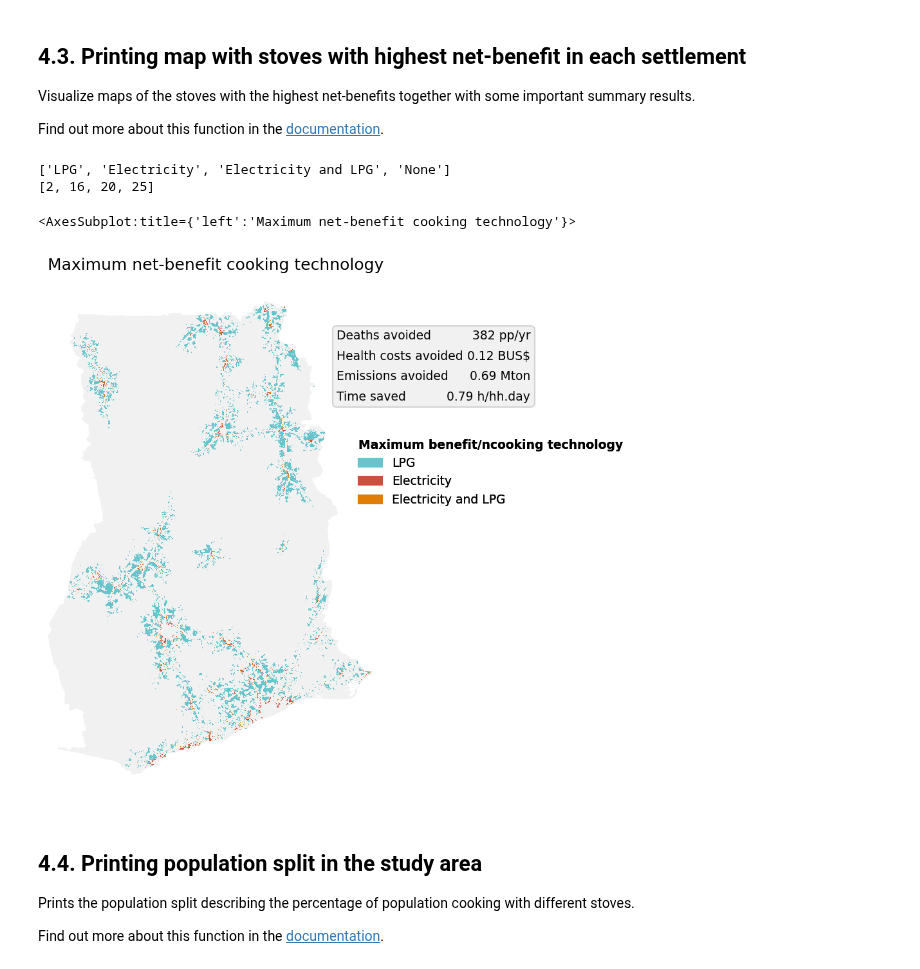
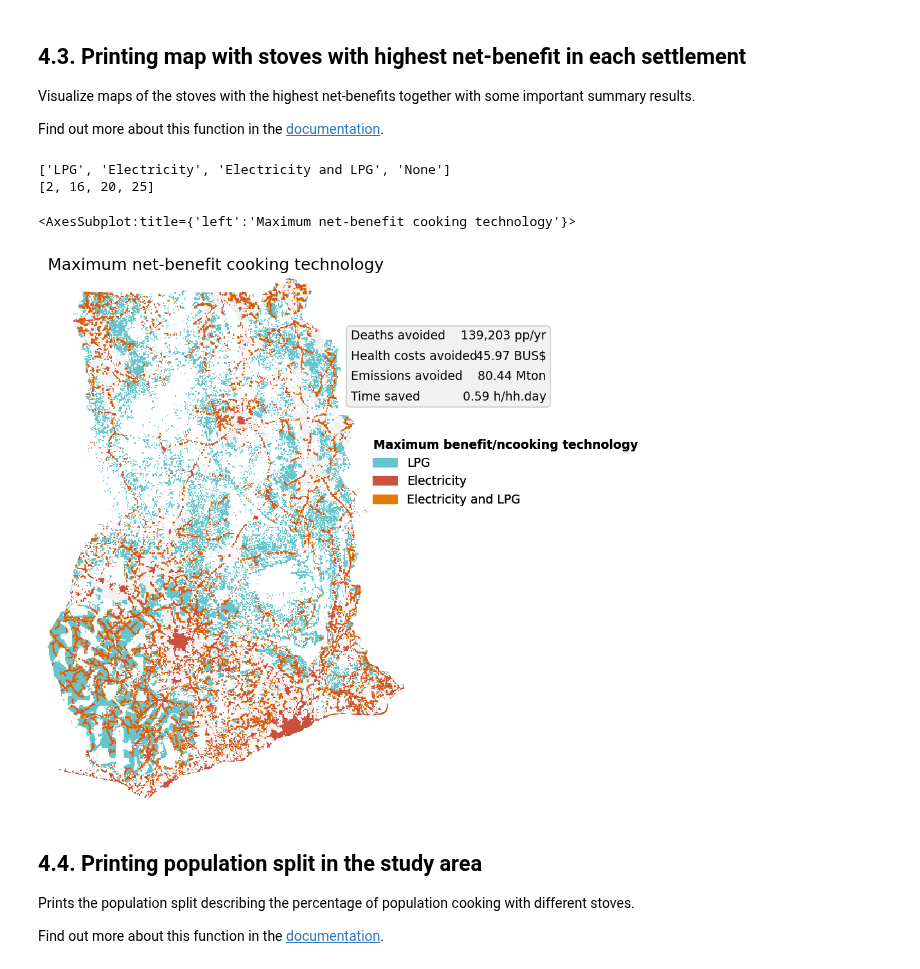
Before and after one commit to Open-Source-Spatial-Clean-Cooking-Tool/OnStove, a Jupyter notebook: example/OnStove_notebook.ipynb, the cells around one changed output. Drawn from its saved outputs; the diff is of its cells as text; code cells hidden in the pictures.

Commit message:
Added reinvestment year
1. Changed benefits and costs to be calculated for the relative years
2. Changed so that base_fuel attributes are updated to the current tech for reinvestment

```diff
--- a/example/OnStove_notebook.ipynb
+++ b/example/OnStove_notebook.ipynb
@@ -370,6 +378,7 @@ country.read_scenario_data(path)
 country.specs["end_year"] = 2030
 country.specs["population_end_year"] = 38776000
 country.specs["urban_end"] = 0.686
+country.techs["Electricity"].tech_life = 7
 # %% [markdown]
 ## 3.1 Calculating benefits and costs of each technology and getting the max benefit technology for each cell
 
@@ -379,13 +388,20 @@ The run function calculates all benefits and costs. It also determines the net-b
 
 For more information on this function, refer to the [documentation](https://onstove-documentation.readthedocs.io/en/latest/generated/onstove.onstove.OnStove.run.html)
 # %%
-names = ['Electricity',
-         'LPG']
+#names = ['Electricity',
+#         'LPG']
+start = time.time()
 
-#names = ['Electricity','Traditional_Charcoal' ,'Charcoal ICS',
-#         'LPG', 'Biogas', 'Collected_Traditional_Biomass',
-#         'Collected_Improved_Biomass', 'Biomass Forced Draft', 'Pellets Forced Draft']
-country.run(technologies=names, progression = "costs")
+names = ['Electricity','Traditional_Charcoal' ,'Charcoal ICS',
+         'LPG', 'Biogas', 'Collected_Traditional_Biomass',
+         'Collected_Improved_Biomass', 'Biomass Forced Draft', 'Pellets Forced Draft']
+country.run(technologies=names, progression='costs', restriction = False)
+
+end = time.time()
+
+diff = end - start
+
+print('Execution time:', str(str(int(diff//60))) + ' min ' + str(int((diff)%60)) + ' sec')
 # %% [output]
 [Ghana] Calculating clean cooking access
 [Ghana] Calculating base fuel properties
@@ -495,16 +510,16 @@ Visualize maps of the stoves with the highest net-benefits together with some im
 
 Find out more about this function in the [documentation](https://onstove-documentation.readthedocs.io/en/latest/generated/onstove.onstove.OnStove.plot.html).
 # %%
-results.plot('max_benefit_tech', year = 2030, cumulative_stats = False, cmap=cmap, legend_position=(0.9, 0.7),
+country.plot('max_benefit_tech', year = 2028, cumulative_stats = True, cmap=cmap, legend_position=(0.9, 0.7),
              title=f'Maximum net-benefit cooking technology', stats_fontsize=9, figsize=(7, 7),
              labels=labels, legend=True, legend_title='Maximum benefit/ncooking technology', dpi=150,
              legend_prop={'title': {'size': 9, 'weight': 'bold'}, 'size': 9},
              rasterized=True, stats=True, stats_position=(0.85, 0.9), save_style=False)
 # %% [output]
 ['LPG', 'Electricity', 'Electricity and LPG', 'None']
 [2, 16, 20, 25]
 <AxesSubplot:title={'left':'Maximum net-benefit cooking technology'}>
-[figure, old version]
+[figure, new version]
 # %% [markdown]
 ## 4.4. Printing population split in the study area
 
```
Also changed, not shown: parts of 18 cells of this notebook, 4 other files.
